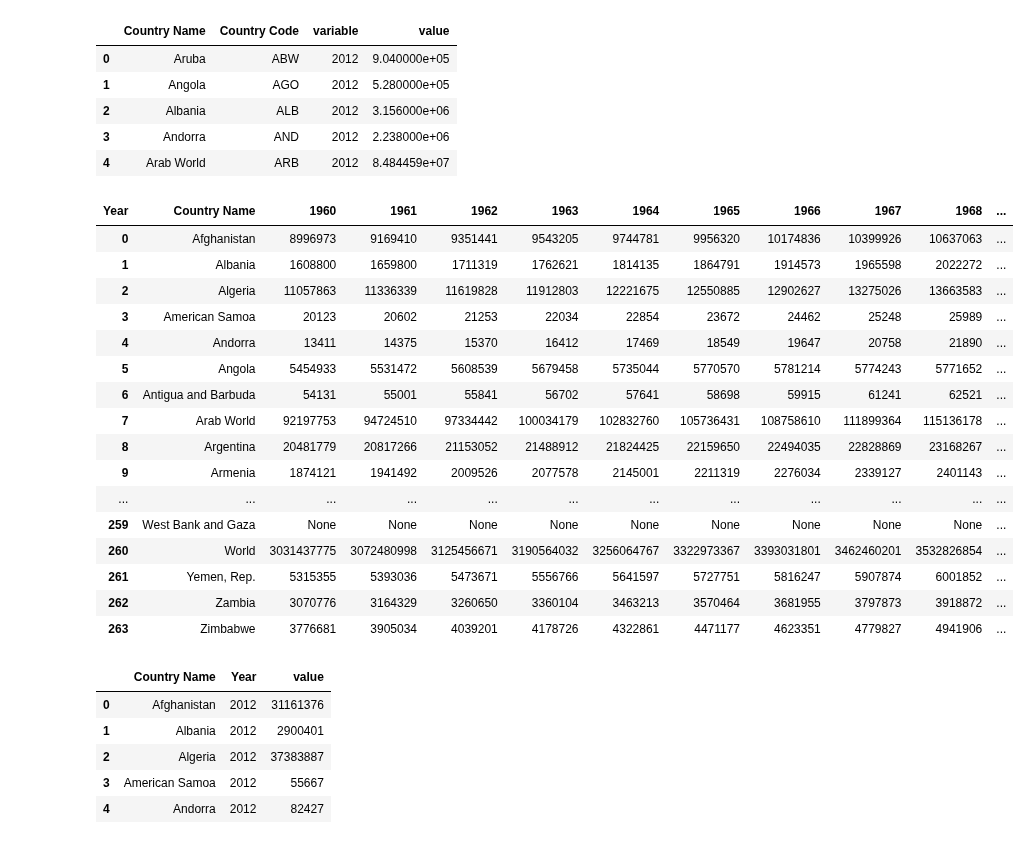
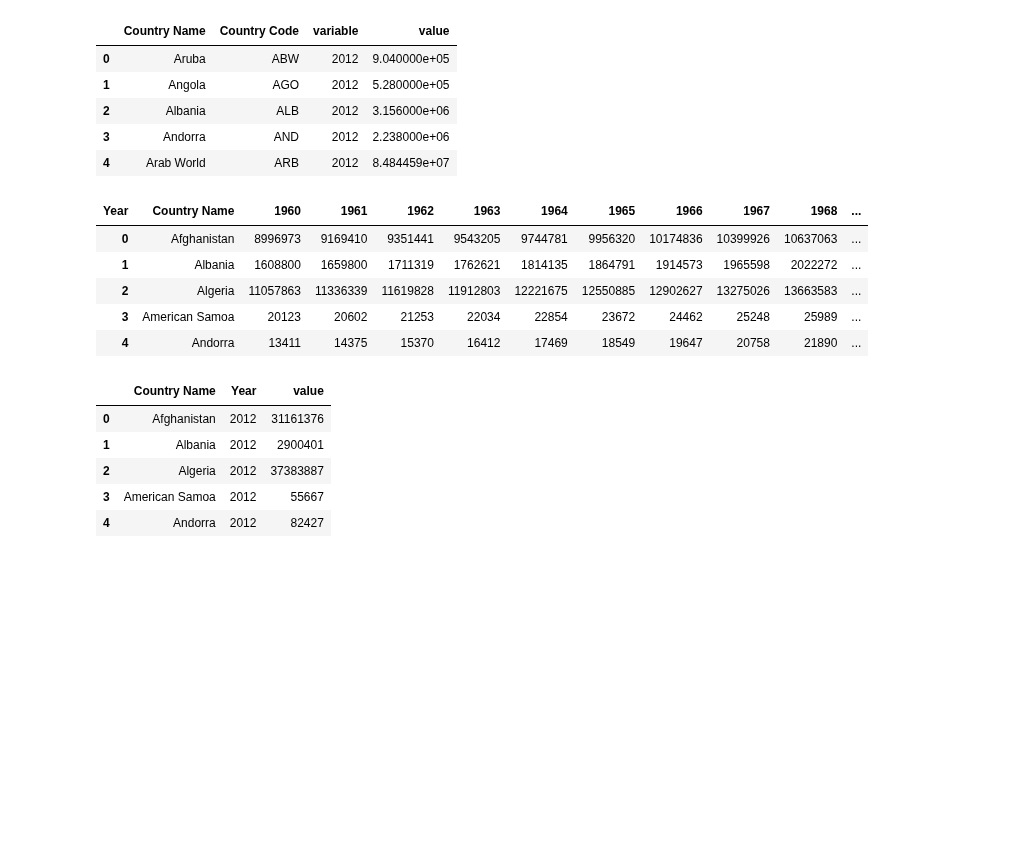
Before and after one commit to brooke-l-hawkins/milestone-i-project, a Jupyter notebook: code/tourism_pop.ipynb, the cells around one changed output. Cells and saved outputs as stored; diff of their text form; code cells hidden in the pictures; blank space fills up the shorter version.

```diff
--- a/code/tourism_pop.ipynb
+++ b/code/tourism_pop.ipynb
@@ -79,50 +48,34 @@ df_arrivals.head()
 | 4 | Arab World | ARB | 2012 | 8.484459e+07 |
 # %%
 # Import World Bank Population XML file
-
-#------------
-
-#------------
 
 # XML parsing code adapted from:
 # https://stackabuse.com/reading-and-writing-xml-files-in-python-with-pandas/
 
 xml_data = open('../data/raw/API_SP.POP.TOTL_DS2_en_xml_v2_1741834.xml', 'r').read()  # Read file
 
 root = ET.XML(xml_data)  # Parse XML
 data = []
 xml_cols = []
 for i, child in enumerate(root[0]):
     data.append([subchild.text for subchild in child])
 
 df_population_original = pd.DataFrame(data)  # Write in DF
 df_population = df_population_original.copy()
 
 df_population.columns = ['Country Name', 'Indicator Name', 'Year', 'Population']
 df_population = df_population[['Country Name', 'Year', 'Population']]
 
 df_population = df_population.pivot(index='Country Name', columns='Year', values='Population').reset_index()
 
-#df_population.to_csv('tourism_pop_XML.csv')
+df_population.head()
 
-df_population.head(500)
-
-## NOTE TO SELF: These results are alphabetized by country name, not by code like the CSV file below
+## NOTE: These results are alphabetized by country name, not by code like the
+## tourism arrival CSV file below
 # %% [output]
 | Year | Country Name | 1960 | 1961 | 1962 | 1963 | 1964 | 1965 | 1966 | 1967 | 1968 | ... |
 | 0 | Afghanistan | 8996973 | 9169410 | 9351441 | 9543205 | 9744781 | 9956320 | 10174836 | 10399926 | 10637063 | ... |
 | 1 | Albania | 1608800 | 1659800 | 1711319 | 1762621 | 1814135 | 1864791 | 1914573 | 1965598 | 2022272 | ... |
 | 2 | Algeria | 11057863 | 11336339 | 11619828 | 11912803 | 12221675 | 12550885 | 12902627 | 13275026 | 13663583 | ... |
 | 3 | American Samoa | 20123 | 20602 | 21253 | 22034 | 22854 | 23672 | 24462 | 25248 | 25989 | ... |
 | 4 | Andorra | 13411 | 14375 | 15370 | 16412 | 17469 | 18549 | 19647 | 20758 | 21890 | ... |
-| 5 | Angola | 5454933 | 5531472 | 5608539 | 5679458 | 5735044 | 5770570 | 5781214 | 5774243 | 5771652 | ... |
-| 6 | Antigua and Barbuda | 54131 | 55001 | 55841 | 56702 | 57641 | 58698 | 59915 | 61241 | 62521 | ... |
-| 7 | Arab World | 92197753 | 94724510 | 97334442 | 100034179 | 102832760 | 105736431 | 108758610 | 111899364 | 115136178 | ... |
-| 8 | Argentina | 20481779 | 20817266 | 21153052 | 21488912 | 21824425 | 22159650 | 22494035 | 22828869 | 23168267 | ... |
-| 9 | Armenia | 1874121 | 1941492 | 2009526 | 2077578 | 2145001 | 2211319 | 2276034 | 2339127 | 2401143 | ... |
-| ... | ... | ... | ... | ... | ... | ... | ... | ... | ... | ... | ... |
-| 259 | West Bank and Gaza | None | None | None | None | None | None | None | None | None | ... |
-| 260 | World | 3031437775 | 3072480998 | 3125456671 | 3190564032 | 3256064767 | 3322973367 | 3393031801 | 3462460201 | 3532826854 | ... |
-| 261 | Yemen, Rep. | 5315355 | 5393036 | 5473671 | 5556766 | 5641597 | 5727751 | 5816247 | 5907874 | 6001852 | ... |
-| 262 | Zambia | 3070776 | 3164329 | 3260650 | 3360104 | 3463213 | 3570464 | 3681955 | 3797873 | 3918872 | ... |
-| 263 | Zimbabwe | 3776681 | 3905034 | 4039201 | 4178726 | 4322861 | 4471177 | 4623351 | 4779827 | 4941906 | ... |
```
Also changed, not shown: parts of 3 cells of this notebook.
